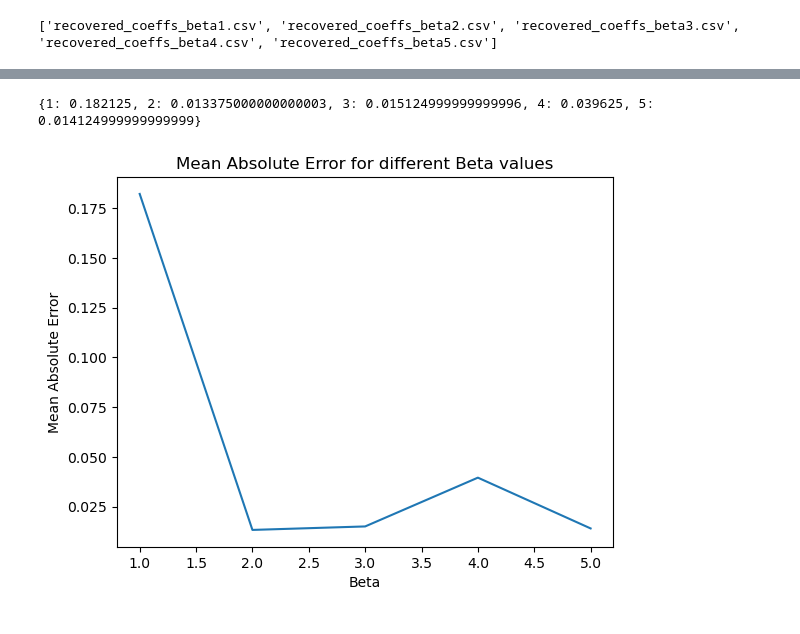
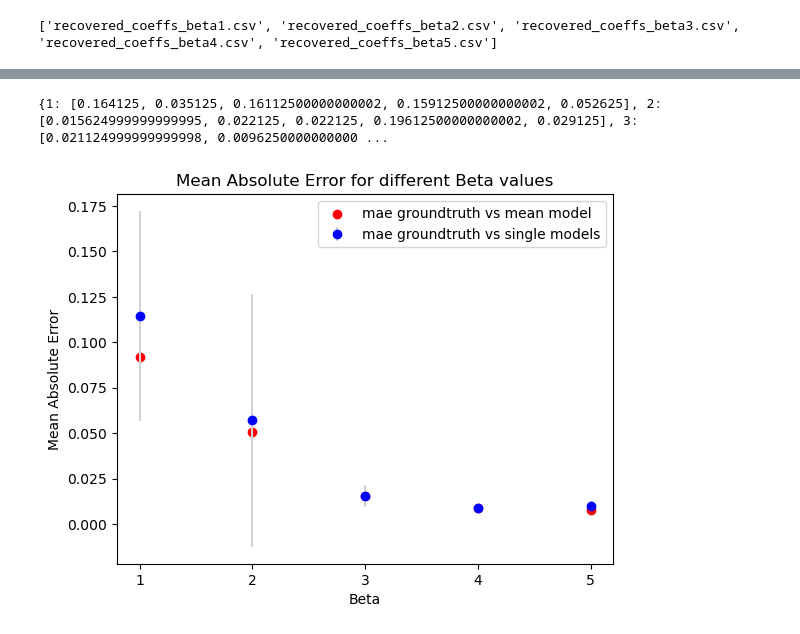
Before and after one commit to whyhardt/closedloop_rl, a Jupyter notebook: analysis_param_recovery.ipynb, the cells around one changed output, grey strips where cells are left out. Drawn from its saved outputs; the diff is of its cells as text; code cells hidden in the pictures.

Commit message:
noise analysis with single vs ensemble rnn

```diff
--- a/analysis_param_recovery.ipynb
+++ b/analysis_param_recovery.ipynb
@@ -48,17 +131,51 @@ df
+# %%
+# get mean parameters per beta value for all sindy columns
+beta_mean = {}
+num_models = 5
+num_params = df.shape[0]
+for beta in beta_values:
+    beta_mean[beta] = np.zeros(num_params)
+
+for col in df.columns:
+    if 'sindy' in col:
+        for beta in beta_values:
+            if 'beta' + str(beta) in col:
+                beta_mean[beta] += np.array(df[col])
+
+# calc mean
+for beta in beta_values:
+    beta_mean[beta] /= num_models
+
+# calc mae for mean parameters
+mae_mean_params = {}
+for beta in beta_values:
+    mae_mean_params[beta] = np.mean(np.abs(df['groundtruth']-beta_mean[beta]))
 # %%
 # compute the mae for each beta value
 mae = {}
-for beta in df.columns[1:]:
-    mae[int(beta.split("beta")[1])] = np.mean(np.abs(df['groundtruth'] - df[beta]))
+# add key for each beta
+for beta in beta_values:
+    mae[beta] = []
+
+for key in df.columns[1:]:
+    beta = int(key.split("beta")[1].split("_model")[0])
+    mae[beta].append(np.mean(np.abs(df['groundtruth'] - df[key])))
 
 print(mae)
 
-# plot mae for each beta value
-plt.plot(mae.keys(), mae.values())
+# get mean and std error for each beta value in mae
+mae_mean = {key: np.mean(mae[key]) for key in mae.keys()}
+mae_std = {key: np.std(mae[key]) for key in mae.keys()}
+
+# plot mae_mean and std for each beta value with mean as dot in blue and std as errorbar in lightgrey
+plt.errorbar(beta_values, list(mae_mean.values()), yerr=list(mae_std.values()), fmt='o', color='blue', ecolor='lightgrey')
+plt.scatter(beta_values, list(mae_mean_params.values()), color='red')
 plt.xlabel("Beta")
 plt.ylabel("Mean Absolute Error")
 plt.title("Mean Absolute Error for different Beta values")
+plt.xticks(list(mae_mean.keys()))
+plt.legend(['mae groundtruth vs mean model', 'mae groundtruth vs single models'])
 plt.show()
 # %% [output]
-{1: 0.182125, 2: 0.013375000000000003, 3: 0.015124999999999996, 4: 0.039625, 5: 0.014124999999999999}
+{1: [0.164125, 0.035125, 0.16112500000000002, 0.15912500000000002, 0.052625], 2: [0.015624999999999995, 0.022125, 0.022125, 0.19612500000000002, 0.029125], 3: [0.021124999999999998, 0.0096250000000000 ...
-[figure, old version]
+[figure, new version]
```
Also changed, not shown: parts of 8 cells of this notebook, 56 other files.
